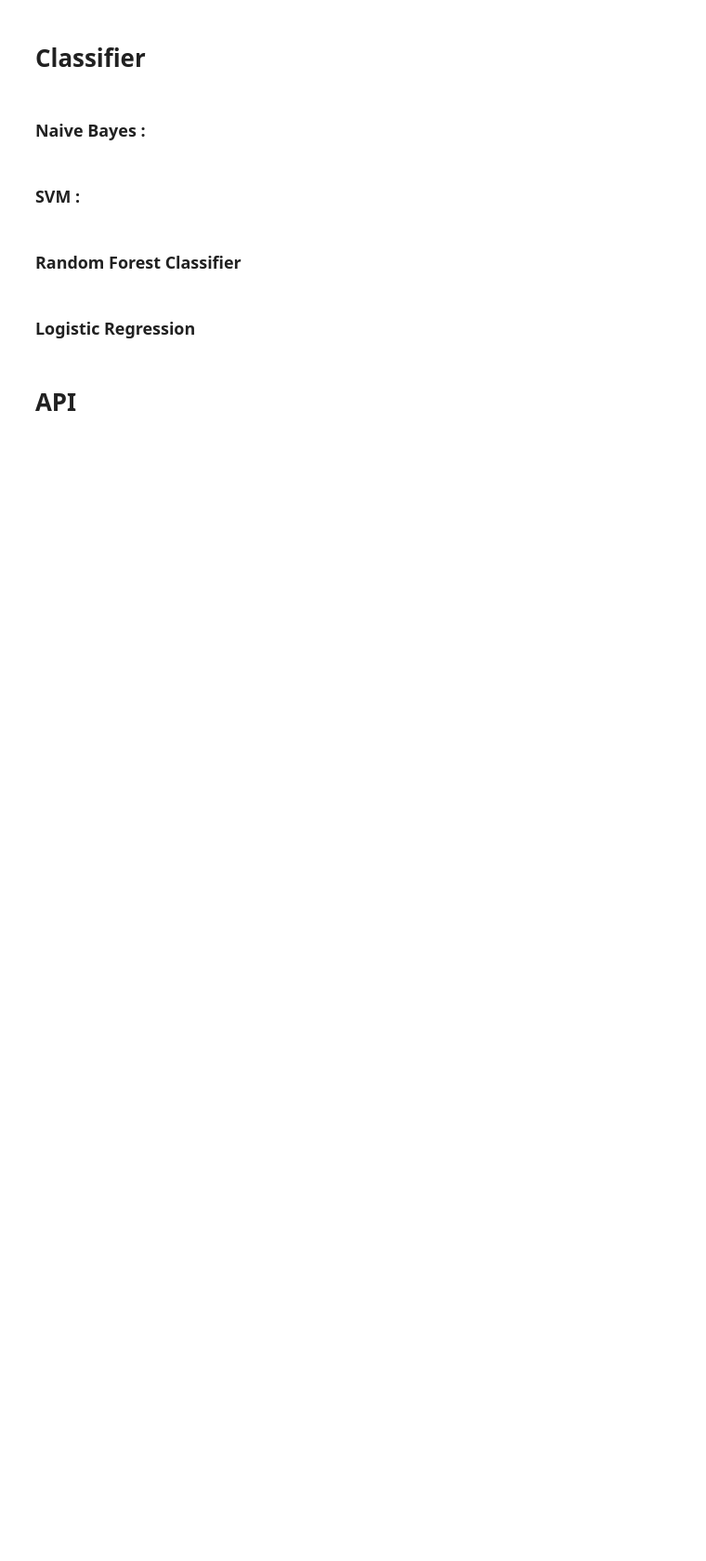
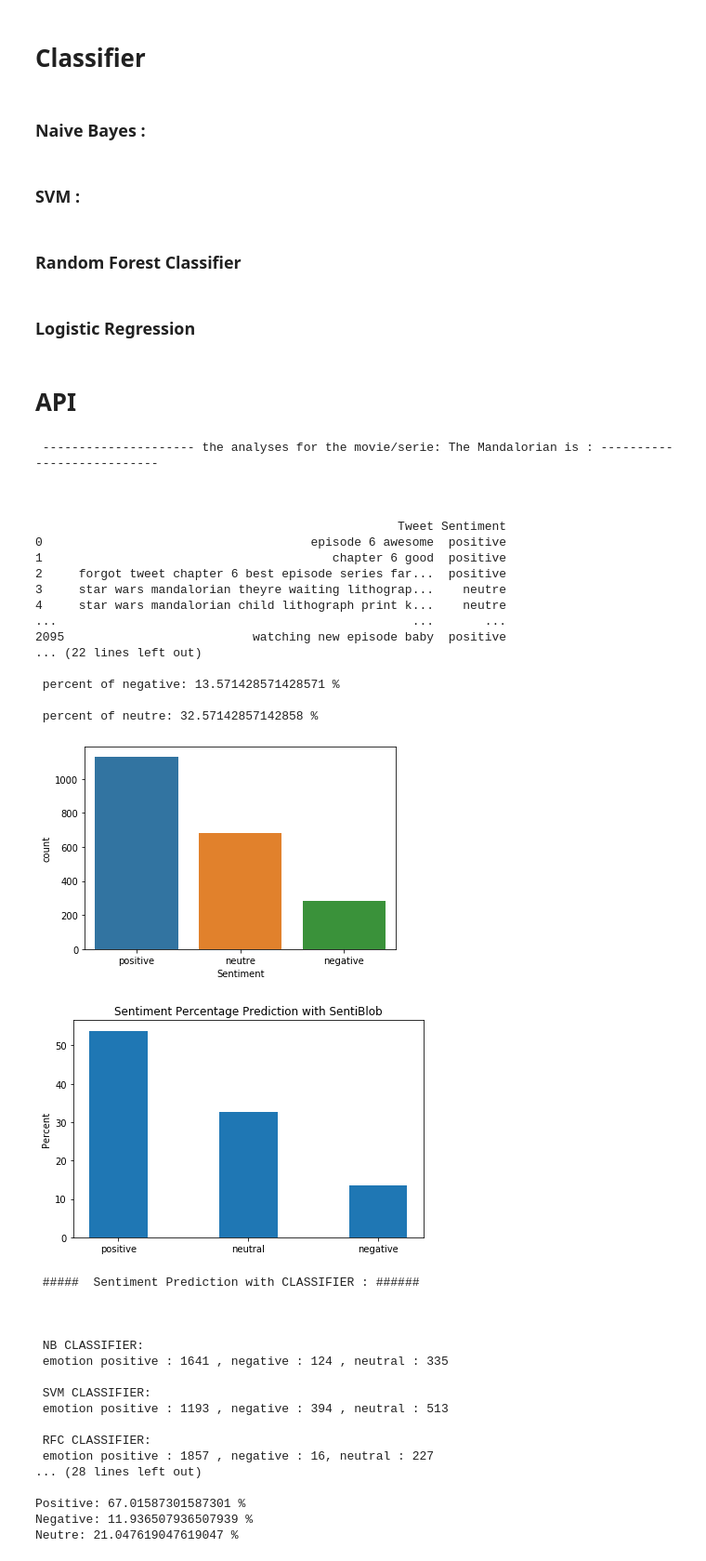
Before and after one commit to MJ57/SDMA, a Jupyter notebook: Thibaud/scrapping_tweet.ipynb, the cells around one changed output. Shown at 93% size. Cells and saved outputs as stored; diff of their text form; code cells hidden in the pictures; blank space fills up the shorter version.

```diff
--- a/Thibaud/scrapping_tweet.ipynb
+++ b/Thibaud/scrapping_tweet.ipynb
@@ -210,7 +217,7 @@ def LR(X_train, X_test, Y_train ):
 # API
 # %%
 def Api(movie_name):
-    tweet_scrap(movie_name)  ### A commenter pour juste prendre les csv pre enregistres
+    #tweet_scrap(movie_name)  ### A commenter pour juste prendre les csv pre enregistres
     df_tweet = pd.read_csv("{}.csv".format(movie_name))
     df_tweet_clean = df_tweet['tweet'].apply(Clean)
     #Senti_Blob(df_tweet_clean)
@@ -234,9 +241,9 @@ def Api(movie_name):
     negative_sentiblob = list(df_sentiment_blob['Sentiment']).count('negative')
     neutral_sentiblob = list(df_sentiment_blob['Sentiment']).count('neutre')
 
-    print('\n percent of positive:', (positive_sentiblob/nb_tot)*100)
-    print( '\n percent of negative:', (negative_sentiblob/nb_tot)*100)
-    print('\n percent of neutre:', (neutral_sentiblob/nb_tot)*100)
+    print('\n percent of positive:', (positive_sentiblob/nb_tot)*100, '%' )
+    print( '\n percent of negative:', (negative_sentiblob/nb_tot)*100, '%')
+    print('\n percent of neutre:', (neutral_sentiblob/nb_tot)*100, '%')
 
 
     #### PLOT pourcent Senti BLOB ##
@@ -305,8 +312,10 @@ def Api(movie_name):
     negative_NBp = (negative_NB/nb_NB)*100
     neutral_NBp = (neutral_NB/nb_NB)*100
 
+    print("\n ------------------- Classifiers Results:   ---------------------------------")
+
     print("\n NB :")
-    print( 'Positive:', positive_NBp, '\n Negative:', negative_NBp, '\n Neutre:', neutral_NBp)
+    print( 'Positive:', positive_NBp, '%', '\nNegative:', negative_NBp, '%', '\nNeutre:', neutral_NBp, '%')
 
     nb_SVM = predictions_SVM.shape[0]
     positive_SVM = list(predictions_SVM).count('positive')
@@ -318,7 +327,7 @@ def Api(movie_name):
     neutral_SVMp = (neutral_SVM/nb_SVM)*100
 
     print("\n SVM :")
-    print( 'Positive:', positive_SVMp , '\n Negative:', negative_SVMp , '\n Neutre:', neutral_SVMp)
+    print( 'Positive:', positive_SVMp ,'%', '\nNegative:', negative_SVMp ,'%', '\nNeutre:', neutral_SVMp, '%')
 
     nb_RFC = predictions_RFC.shape[0]
     positive_RFC = list(predictions_RFC).count('positive')
@@ -331,7 +340,7 @@ def Api(movie_name):
     neutral_RFCp = (neutral_RFC/nb_RFC)*100
 
     print("\n RFC :")
-    print( 'Positive:', positive_RFCp, '\n Negative:', negative_RFCp, '\n Neutre:', neutral_RFCp)
+    print( 'Positive:', positive_RFCp, '%', '\nNegative:', '%', negative_RFCp, '\nNeutre:', neutral_RFCp, '%')
 
     nb_LR = predictions_LR.shape[0]
     positive_LR = list(predictions_LR).count('positive')
@@ -344,15 +353,15 @@ def Api(movie_name):
 
 
     print("\n LR :")
-    print( 'Positive:', positive_LRp, '\n Negative:', negative_LRp, '\n Neutre:', neutral_LRp)
+    print( 'Positive:', positive_LRp, '%', '\nNegative:', negative_LRp, '%', '\nNeutre:', neutral_LRp, '%')
 
 
     aver_pos = (((positive_NB/nb_NB)+(positive_SVM/nb_SVM)+(positive_LR/nb_LR))/3)*100
     aver_neg = (((negative_NB/nb_NB)+(negative_SVM/nb_SVM)+(negative_LR/nb_LR))/3)*100
     aver_neut = (((neutral_NB/nb_NB)+(neutral_SVM/nb_SVM)+(neutral_LR/nb_LR))/3)*100
 
-    print("\n\n Average :")
-    print( '\n Positive:', aver_pos, '\n Negative:',aver_neg, '\n Neutre:', aver_neut)
+    print("\n\nAverage :")
+    print( '\nPositive:', aver_pos, '%', '\nNegative:',aver_neg, '%', '\nNeutre:', aver_neut, '%')
 
 
 
@@ -424,31 +433,83 @@ print(aver_mov)
 import imdb
 import pandas as pd
 import re
 
 ia = imdb.IMDb()
 movie_list=[]
 
 for name in ('8111088', '0068646', '0089280', '5690360', '10326928', '6105098', '8380776', '2379713'):
     movie = ia.get_movie(name)
     name = movie['title']
     score = movie.get('rating')
     #print("Name :",name,", Score :", score)
     movie_list.append((name,score))
 
 df = pd.DataFrame(movie_list, columns = ['Name', 'Score'])
 
 def Clean_title(data):
     data=data.lower()
     data = data.replace(' ', '')
     data= re.sub(r'[^a-zA-Z0-9\s]', '', data)
     return data
 
 df_name_clean = df['Name'].apply(Clean_title)
 
 
 j=0
+percent_post = []
+
+
 for i in df_name_clean:
-    print(" --------------------- the analyses for the movie/serie:", df['Name'][j], "is : ")
+    print(" --------------------- the analyses for the movie/serie:", df['Name'][j], "is : ---------------------------")
     aver_mov = Api(i)
     print("The score for the movie/serie ",df['Name'][j] ,"from iMDb is: ",df['Score'][j], "\n\n ")
+    percent_post.append(aver_mov)
     j=j+1
+
+#----------- Summary Display ----------
+
+File_summary = {'Serie/Movie Name': df['Name'],
+            'Positive Percent': percent_post,
+            'IMDb Score': df['Score'],
+           }
+
+df_summ = pd.DataFrame(File_summary, columns= ['Serie/Movie Name', 'Positive Percent', 'IMDb Score'])
+
+df_summ
+# %% [output]
+ --------------------- the analyses for the movie/serie: The Mandalorian is : ---------------------------
+
+
+
+                                                  Tweet Sentiment
+0                                     episode 6 awesome  positive
+1                                        chapter 6 good  positive
+2     forgot tweet chapter 6 best episode series far...  positive
+3     star wars mandalorian theyre waiting lithograp...    neutre
+4     star wars mandalorian child lithograph print k...    neutre
+...                                                 ...       ...
+2095                          watching new episode baby  positive
+... (22 lines left out)
+
+ percent of negative: 13.571428571428571 %
+
+ percent of neutre: 32.57142857142858 %
+[figure, added]
+[figure, added]
+ #####  Sentiment Prediction with CLASSIFIER : ######
+
+
+
+ NB CLASSIFIER:
+ emotion positive : 1641 , negative : 124 , neutral : 335
+
+ SVM CLASSIFIER:
+ emotion positive : 1193 , negative : 394 , neutral : 513
+
+ RFC CLASSIFIER:
+ emotion positive : 1857 , negative : 16, neutral : 227
+... (28 lines left out)
+
+Positive: 67.01587301587301 %
+Negative: 11.936507936507939 %
+Neutre: 21.047619047619047 %
```
Also changed, not shown: parts of 2 cells of this notebook.
